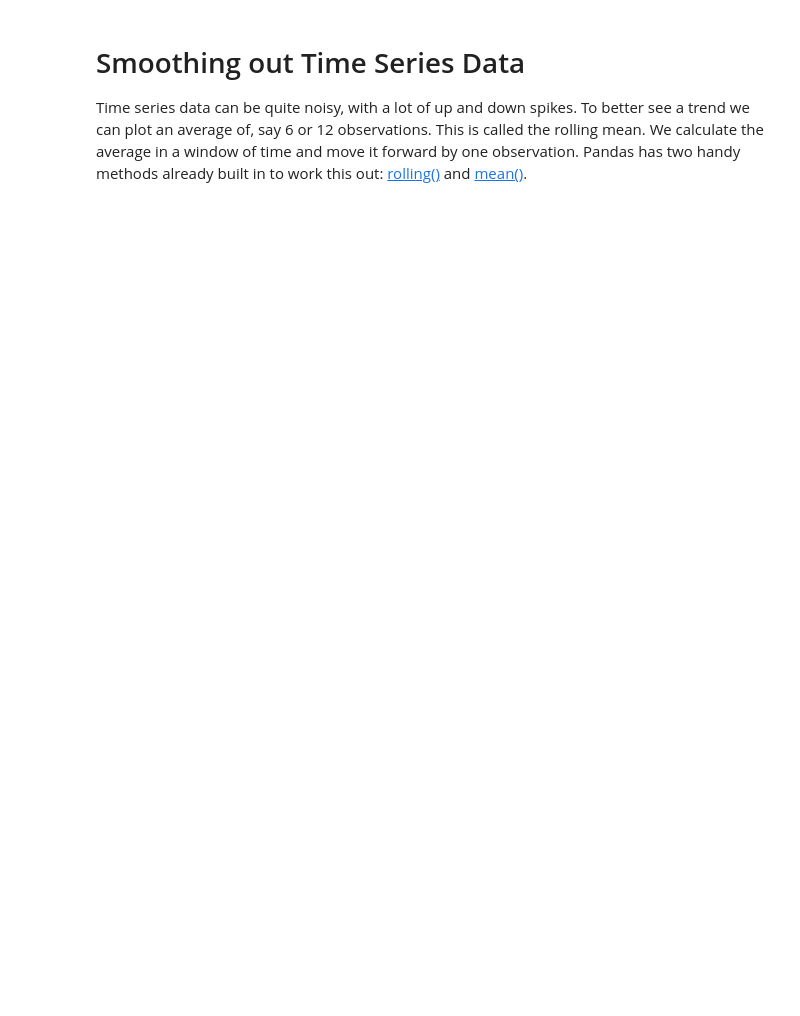
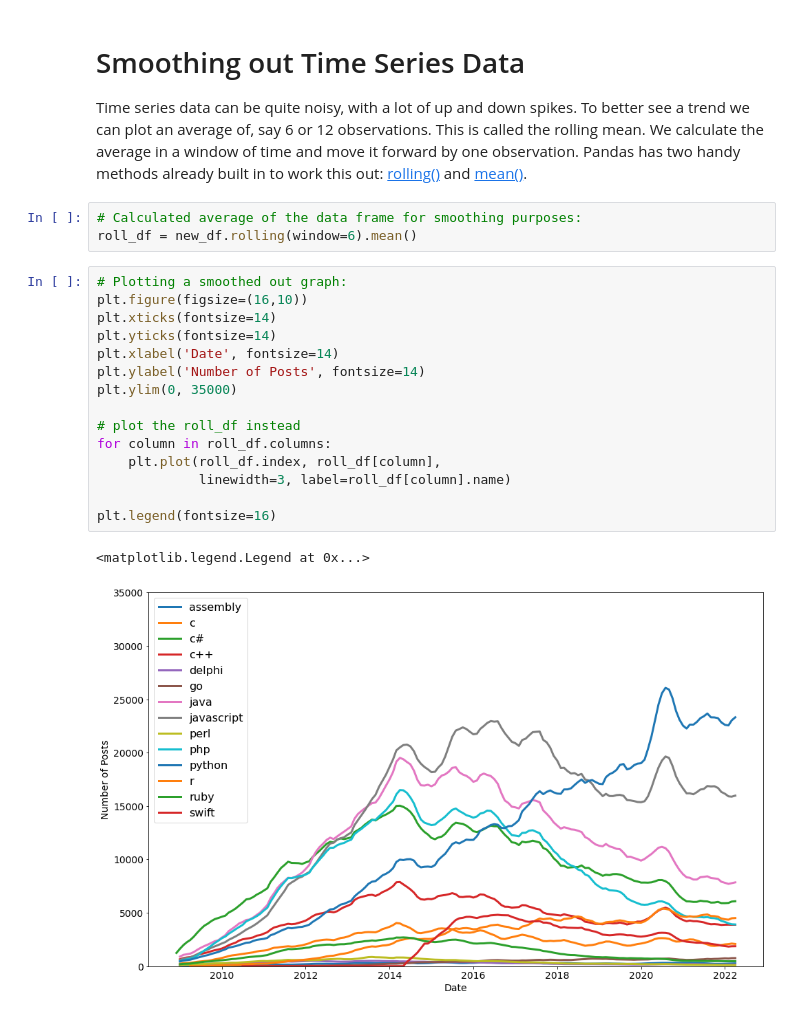
Before and after one commit to HKubinhetz/DS-ProgrammingLanguages, a Jupyter notebook: Programming_Languages_Data_Visualization.ipynb, the cells around one changed output. Drawn from its saved outputs; the diff is of its cells as text; blank space fills up the shorter version.

```diff
--- a/Programming_Languages_Data_Visualization.ipynb
+++ b/Programming_Languages_Data_Visualization.ipynb
@@ -325,3 +346,24 @@ plt.plot(new_df.index, new_df.python, color="blue", linewidth=3)
 # Smoothing out Time Series Data
 
 Time series data can be quite noisy, with a lot of up and down spikes. To better see a trend we can plot an average of, say 6 or 12 observations. This is called the rolling mean. We calculate the average in a window of time and move it forward by one observation. Pandas has two handy methods already built in to work this out: [rolling()](https://pandas.pydata.org/pandas-docs/stable/reference/api/pandas.DataFrame.rolling.html) and [mean()](https://pandas.pydata.org/pandas-docs/stable/reference/api/pandas.core.window.rolling.Rolling.mean.html).
+# %%
+# Calculated average of the data frame for smoothing purposes:
+roll_df = new_df.rolling(window=6).mean()
+# %%
+# Plotting a smoothed out graph:
+plt.figure(figsize=(16,10))
+plt.xticks(fontsize=14)
+plt.yticks(fontsize=14)
+plt.xlabel('Date', fontsize=14)
+plt.ylabel('Number of Posts', fontsize=14)
+plt.ylim(0, 35000)
+
+# plot the roll_df instead
+for column in roll_df.columns:
+    plt.plot(roll_df.index, roll_df[column],
+             linewidth=3, label=roll_df[column].name)
+
+plt.legend(fontsize=16)
+# %% [output]
+<matplotlib.legend.Legend at 0x...>
+[figure, added]
```
Also changed, not shown: parts of 1 cell of this notebook.
